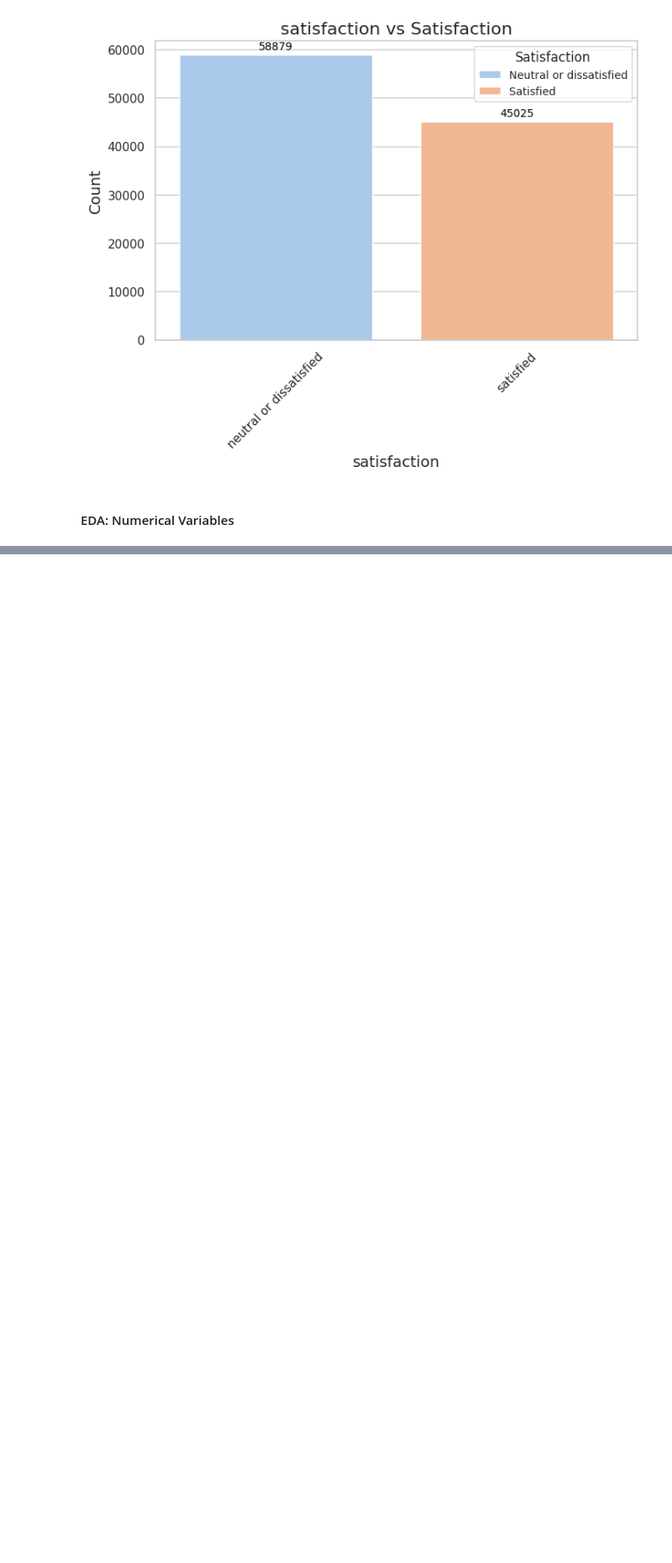
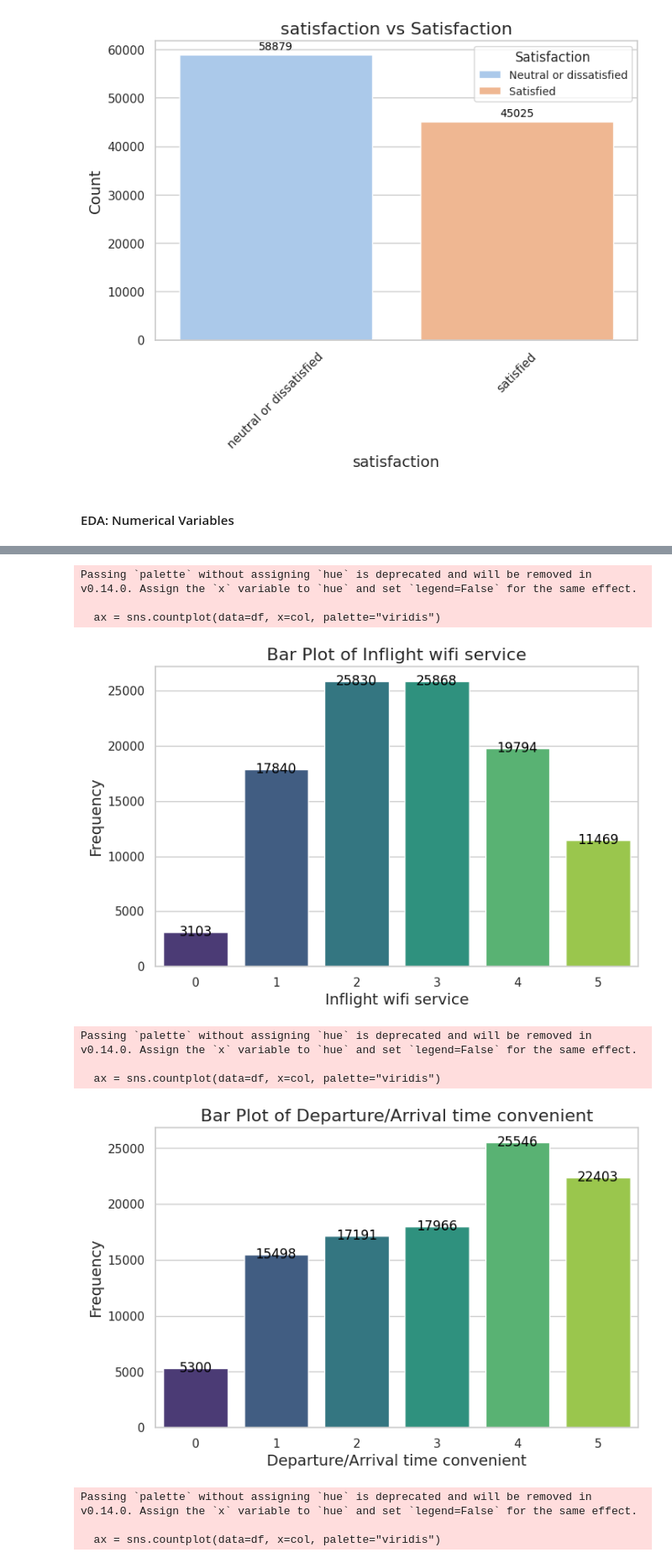
Before and after one commit to hugi-codes/Airline-Passenger-Satisfaction, a Jupyter notebook: notebook.ipynb, the cells around one changed output, grey strips where cells are left out. Shown at 84% size. Cells and saved outputs as stored; diff of their text form; code cells hidden in the pictures; blank space fills up the shorter version.

```diff
--- a/notebook.ipynb
+++ b/notebook.ipynb
@@ -271,0 +286,62 @@ for col in numerical_columns:
+# %%
+# Univariate analysis for excluded columns: Bar plots with frequencies annotated
+import seaborn as sns
+import matplotlib.pyplot as plt
+
+# List of columns to create bar plots for
+cols_0_5 = [
+    "Inflight wifi service",
+    "Departure/Arrival time convenient",
+    "Ease of Online booking",
+    "Gate location",
+    "Food and drink",
+    "Online boarding",
+    "Seat comfort",
+    "Inflight entertainment",
+    "On-board service",
+    "Leg room service",
+    "Baggage handling",
+    "Checkin service",
+    "Inflight service",
+    "Cleanliness"
+]
+
+# Create bar plots for each excluded column
+for col in cols_0_5:
+    plt.figure(figsize=(8, 5))
+
+    # Create a countplot (histogram-like bar plot)
+    ax = sns.countplot(data=df, x=col, palette="viridis")
+
+    # Annotate frequencies on each bar
+    for patch in ax.patches:
+        height = patch.get_height()
+        if not pd.isna(height):  # Avoid issues with missing data
+            ax.text(
+                x=patch.get_x() + patch.get_width() / 2,
+                y=height + 0.5,  # Position slightly above the bar
+                s=f'{int(height)}',  # Frequency value as text
+                ha='center', va='center', fontsize=12, color='black'
+            )
+
+    # Set titles and labels
+    plt.title(f'Bar Plot of {col}', fontsize=16)
+    plt.xlabel(col, fontsize=14)
+    plt.ylabel('Frequency', fontsize=14)
+
+    # Set xticks to range from 0 to 6
+    plt.xticks(ticks=range(6), labels=range(6))  # Adjust x-axis ticks for 0-5
+
+    plt.show()
+# %% [output]
+Passing `palette` without assigning `hue` is deprecated and will be removed in v0.14.0. Assign the `x` variable to `hue` and set `legend=False` for the same effect.
+
+  ax = sns.countplot(data=df, x=col, palette="viridis")
+[figure, added]
+Passing `palette` without assigning `hue` is deprecated and will be removed in v0.14.0. Assign the `x` variable to `hue` and set `legend=False` for the same effect.
+
+  ax = sns.countplot(data=df, x=col, palette="viridis")
+[figure, added]
+Passing `palette` without assigning `hue` is deprecated and will be removed in v0.14.0. Assign the `x` variable to `hue` and set `legend=False` for the same effect.
+
+  ax = sns.countplot(data=df, x=col, palette="viridis")
```
Also changed, not shown: parts of 9 cells of this notebook.
